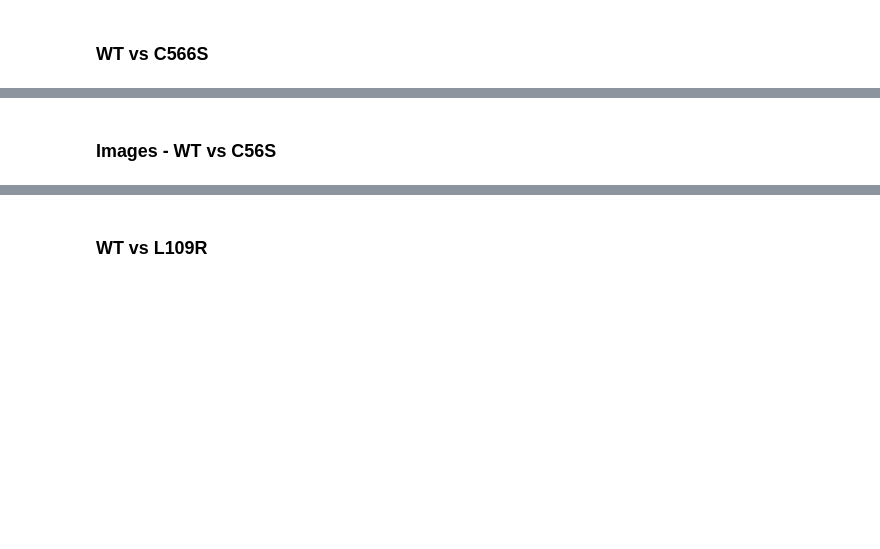
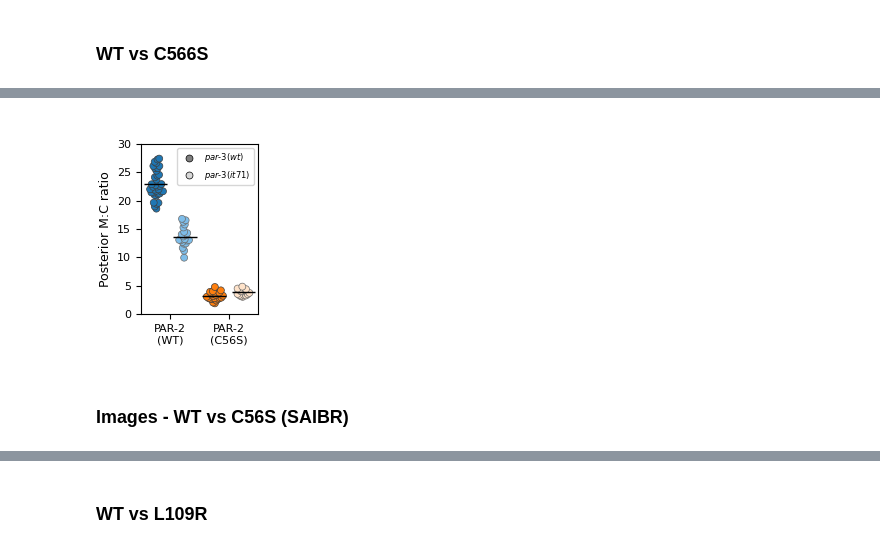
Before and after one commit to goehringlab/2023-Bland-bioRxiv, a Jupyter notebook: scripts/Downstream analysis and figures/Polarised vs uniform/Figures_.ipynb, the cells around one changed output, grey strips where cells are left out. Saved outputs shown, nothing was run; the diff lists cells and outputs as text; code cells hidden in the pictures; blank space fills up the shorter version.

```diff
--- a/scripts/Downstream analysis and figures/Polarised vs uniform/Figures_.ipynb
+++ b/scripts/Downstream analysis and figures/Polarised vs uniform/Figures_.ipynb
@@ -10,12 +10,26 @@ if not os.path.exists('Figs'):
 # %% [markdown]
 ### Quantification
 # %%
+# Import embryos dataframe
 df = pd.read_csv('../../Raw analysis/PAR-2 NEBD quantification/NEBD_Embryos_dataframe.csv')
+
+# Select relevant embryos
+df = df[df.Line.isin(['lp637', 'nwg201', 'nwg240', 'nwg246', 'nwg338', 'nwg369'])]
+df = df[df.RNAi == 'wt']
+
+# Add columns
+unipol = ['Pol' if x in ['lp637', 'nwg240', 'nwg338'] else 'Uni' for x in df.Line]
+df['UniPol'] = unipol
+genotype = ['WT' if x in ['lp637', 'nwg201'] else 'C56S' if x in ['nwg240', 'nwg246'] else 'L109R' for x in df.Line]
+df['Genotype'] = genotype
+
+# Import and filter quantification dataframe
 df_quantification = pd.read_csv('../../Raw analysis/PAR-2 NEBD quantification/QUANTIFICATION.csv')
-df_quantification_grouped = df_quantification.groupby('EmbryoID')
+df_quantification = df_quantification[df_quantification.EmbryoID.isin(df.EmbryoID.tolist())]
 
+# Summary quantification
 df_summary = pd.DataFrame()
-for i, r in df_quantification_grouped:
+for i, r in df_quantification.groupby('EmbryoID'):
     cyt = np.mean(r['Cytoplasmic signal'])
     mem_tot = np.mean(r['Membrane signal'])
     mem_ant = bounded_mean_1d(r['Membrane signal'], [0.4, 0.6])
@@ -24,18 +38,9 @@ for i, r in df_quantification_grouped:
     p = {'EmbryoID': i, 'Cyt': cyt, 'Mem_tot': mem_tot, 'Mem_ant': mem_ant, 'Mem_post': mem_post,
         'Ratio post': ratio_post}
     df_summary = df_summary.append(pd.DataFrame(p, index=[i]))
+
+# Merge with embryos dataframe
 df = pd.merge(df, df_summary, on='EmbryoID')
-
-# Filter
-df = df[df.Line.isin(['lp637', 'nwg201', 'nwg240', 'nwg246', 'nwg338', 'nwg369'])]
-
-# Add uniform vs polarised column
-unipol = ['Pol' if x in ['lp637', 'nwg240', 'nwg338'] else 'Uni' for x in df.Line]
-df['UniPol'] = unipol
-
-# Add genotype column
-genotype = ['WT' if x in ['lp637', 'nwg201'] else 'C56S' if x in ['nwg240', 'nwg246'] else 'L109R' for x in df.Line]
-df['Genotype'] = genotype
 # %% [markdown]
 ### WT vs C566S
 # %%
@@ -61,14 +66,14 @@ trans = plt.gca().transData
 dot1 = ax.scatter(x=[], y=[], linewidth=0.5, edgecolors='k', color='tab:gray', s=25)
 dot2 = ax.scatter(x=[], y=[], linewidth=0.5, edgecolors='k', color=lighten('tab:gray', 1.7), s=25)
 
-dataplot(data=_df[(_df.RNAi == 'wt') * (_df.UniPol == 'Pol')], x='Genotype', y='Ratio post',
+dataplot(data=_df[_df.UniPol == 'Pol'], x='Genotype', y='Ratio post',
               ax=ax, order=order, hue='Genotype', palette=palette1,
               transform=trans+offset(-10), jitter=0.02, linewidth=0.5, offset=-0.25)
-dataplot(data=_df[(_df.RNAi == 'wt') * (_df.UniPol == 'Uni')], x='Genotype', y='Ratio post',
+dataplot(data=_df[_df.UniPol == 'Uni'], x='Genotype', y='Ratio post',
               ax=ax, order=order, hue='Genotype', palette=palette2,
               transform=trans+offset(10), jitter=0.02, linewidth=0.5, offset=0.25)
 
-ax.legend([dot1, dot2], [r'$par$' +'-' + r'$3\ (wt)$', r'$par$' +'-' + r'$3\ (it71)$'], fontsize=6)
+ax.legend([dot1, dot2], [r'$par$' +'-' + r'$3(wt)$', r'$par$' +'-' + r'$3(it71)$'], fontsize=6)
 
 ax.set_xticklabels(['PAR-2\n(WT)', 'PAR-2\n(C56S)'])
 # for tick in ax.get_xticklabels():
@@ -87,3 +90,4 @@ fig.savefig('Figs/mc_ratio.png', dpi=600, transparent=True)
+[figure, added]
 # %% [markdown]
-### Images - WT vs C56S
+### Images - WT vs C56S (SAIBR)
 # %%
```
Also changed, not shown: parts of 10 cells of this notebook, 49 other files.
